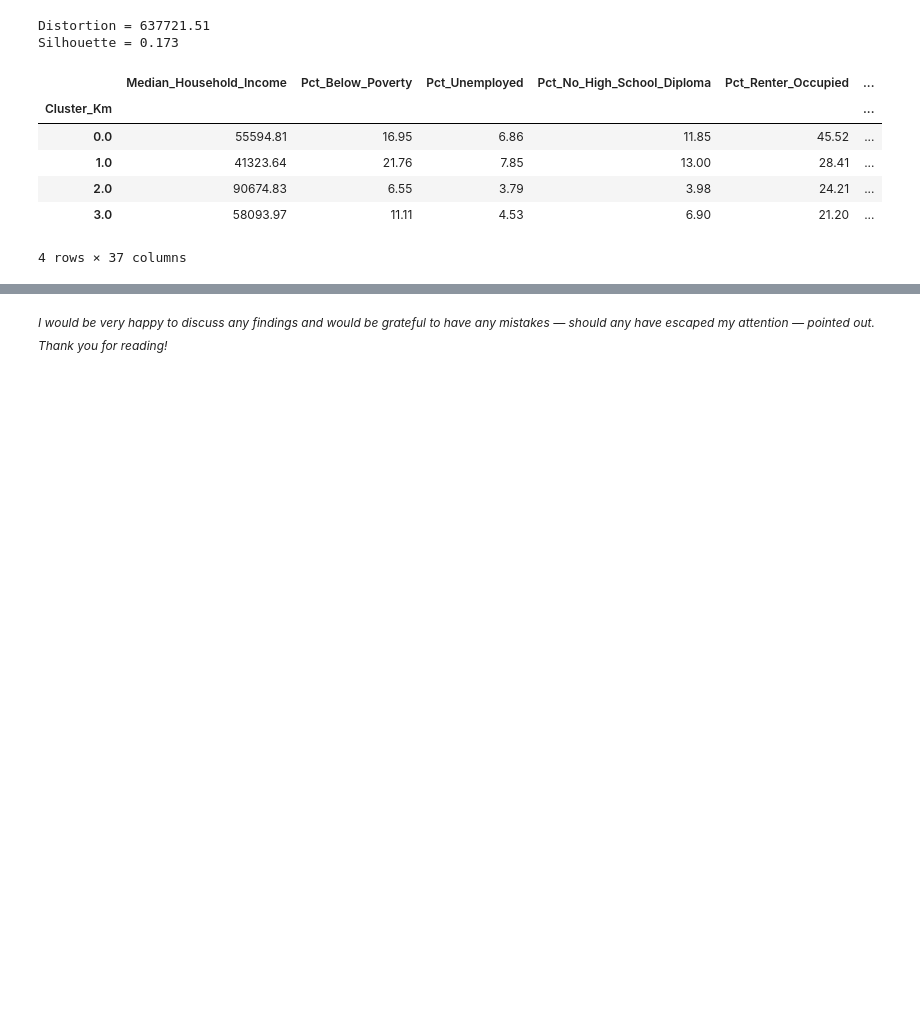
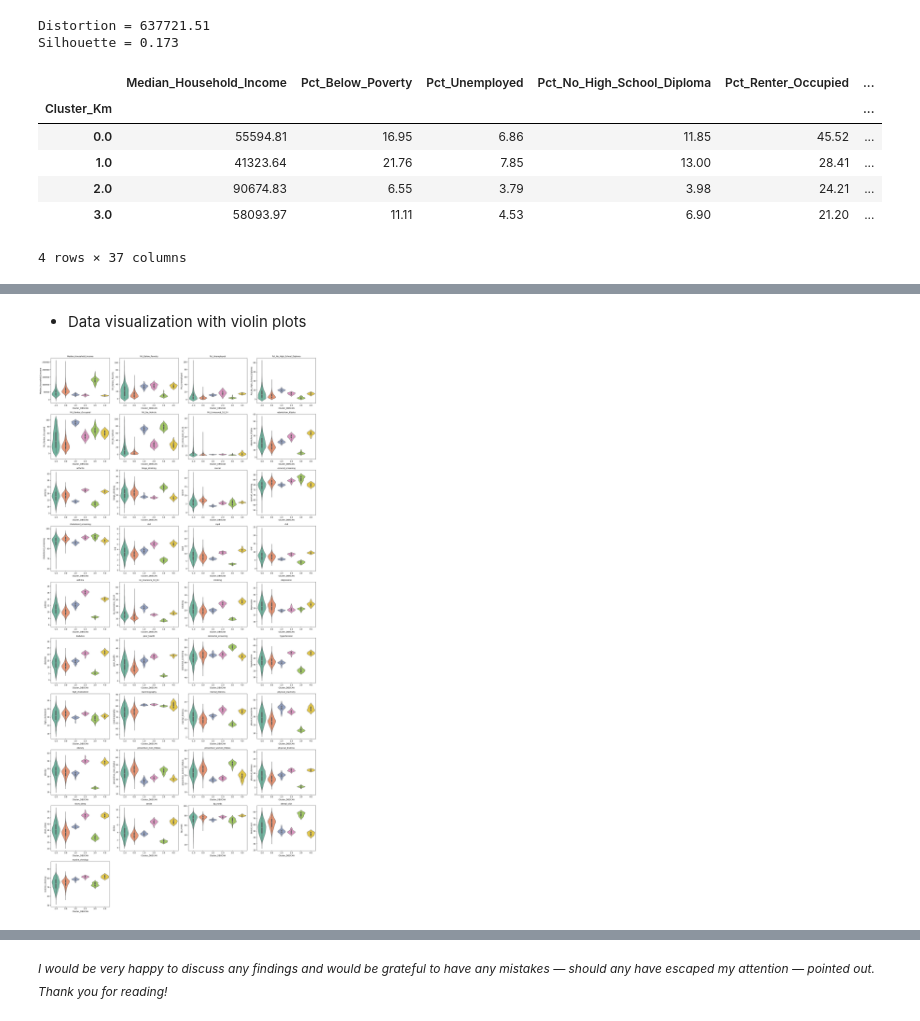
Before and after one commit to andrewnana/Python-Unsupervised-Machine-Learning, a Jupyter notebook: acs-cdc-clustering.ipynb, the cells around one changed output, grey strips where cells are left out. Drawn from its saved outputs; the diff is of its cells as text; code cells hidden in the pictures; blank space fills up the shorter version.

```diff
--- a/acs-cdc-clustering.ipynb
+++ b/acs-cdc-clustering.ipynb
@@ -397,0 +568,9 @@ K-means clustering appears to successfully group ZCTAs in a way that reflects an
+# %%
+dbscan = DBSCAN(eps=3.0, min_samples=10, metric="euclidean")
+labels = dbscan.fit_predict(X_scaled)
+
+# Store cluster labels in a new column
+acsplaces.loc[X.index, "Cluster_DBSCAN"] = labels
+
+# Inspect counts
+print(acsplaces["Cluster_DBSCAN"].value_counts())
@@ -397,0 +586,11 @@ K-means clustering appears to successfully group ZCTAs in a way that reflects an
+# %% [markdown]
+
+- Data visualization with violin plots
+# %%
+violins(acsplaces,
+        features,
+        x= "Cluster_DBSCAN",
+        ncols=4,
+        figsize=(20, 4))
+# %% [output]
+[figure, added]
```
Also changed, not shown: parts of 32 cells of this notebook.
